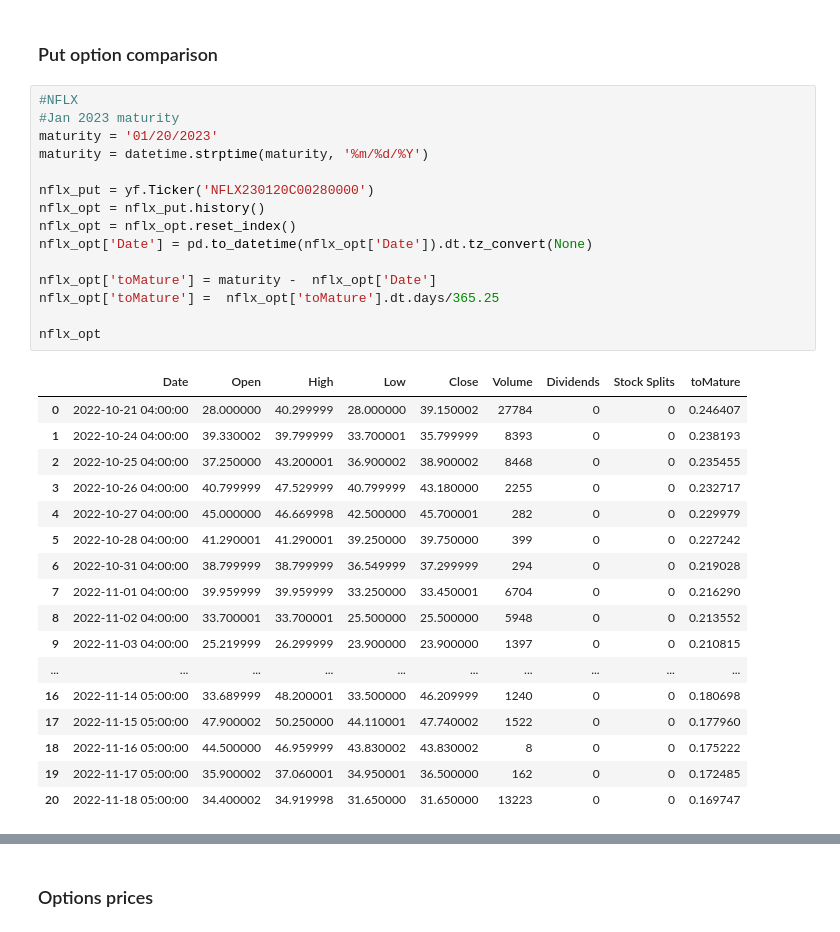
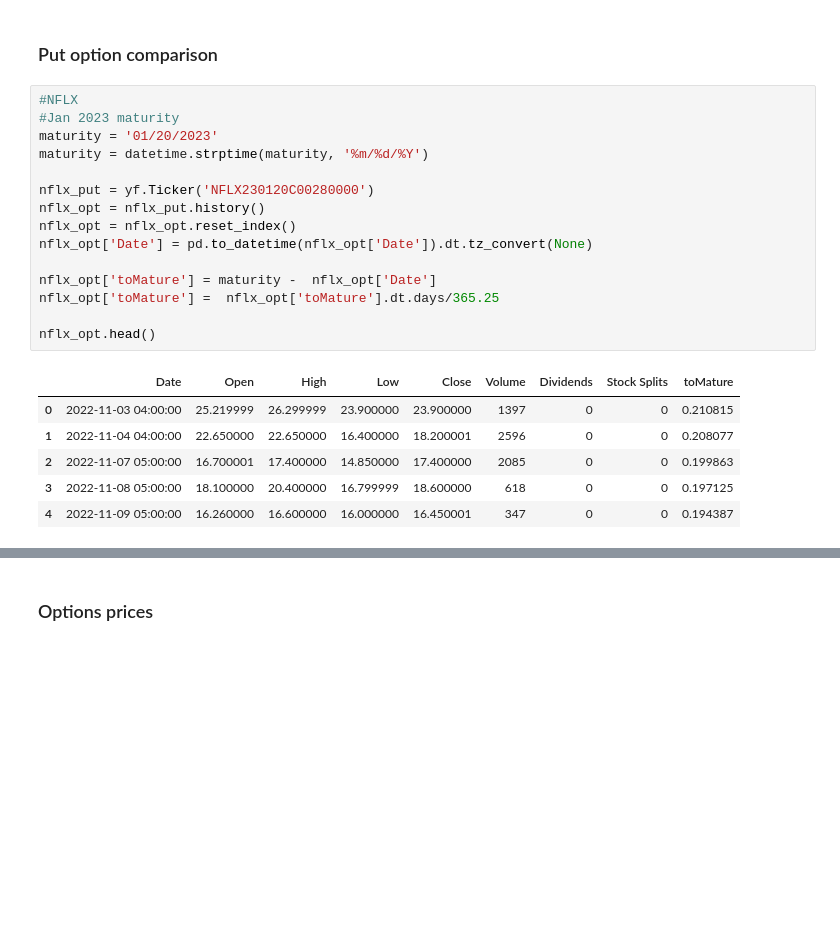
Before and after one commit to AnushaGanapathi/DSSoc, a Jupyter notebook: Options Pricing_NFLX, DIS.ipynb, the cells around one changed output, grey strips where cells are left out. Saved outputs shown, nothing was run; the diff lists cells and outputs as text; blank space fills up the shorter version.

```diff
--- a/Options Pricing_NFLX, DIS.ipynb
+++ b/Options Pricing_NFLX, DIS.ipynb
@@ -92,33 +96,22 @@ plt.show()
 # %%
 #NFLX
 #Jan 2023 maturity
 maturity = '01/20/2023'
 maturity = datetime.strptime(maturity, '%m/%d/%Y')
 
 nflx_put = yf.Ticker('NFLX230120C00280000')
 nflx_opt = nflx_put.history()
 nflx_opt = nflx_opt.reset_index()
 nflx_opt['Date'] = pd.to_datetime(nflx_opt['Date']).dt.tz_convert(None)
 
 nflx_opt['toMature'] = maturity -  nflx_opt['Date']
 nflx_opt['toMature'] =  nflx_opt['toMature'].dt.days/365.25
 
-nflx_opt
+nflx_opt.head()
 # %% [output]
 |  | Date | Open | High | Low | Close | Volume | Dividends | Stock Splits | toMature |
-| 0 | 2022-10-21 04:00:00 | 28.000000 | 40.299999 | 28.000000 | 39.150002 | 27784 | 0 | 0 | 0.246407 |
-| 1 | 2022-10-24 04:00:00 | 39.330002 | 39.799999 | 33.700001 | 35.799999 | 8393 | 0 | 0 | 0.238193 |
-| 2 | 2022-10-25 04:00:00 | 37.250000 | 43.200001 | 36.900002 | 38.900002 | 8468 | 0 | 0 | 0.235455 |
-| 3 | 2022-10-26 04:00:00 | 40.799999 | 47.529999 | 40.799999 | 43.180000 | 2255 | 0 | 0 | 0.232717 |
-| 4 | 2022-10-27 04:00:00 | 45.000000 | 46.669998 | 42.500000 | 45.700001 | 282 | 0 | 0 | 0.229979 |
-| 5 | 2022-10-28 04:00:00 | 41.290001 | 41.290001 | 39.250000 | 39.750000 | 399 | 0 | 0 | 0.227242 |
-| 6 | 2022-10-31 04:00:00 | 38.799999 | 38.799999 | 36.549999 | 37.299999 | 294 | 0 | 0 | 0.219028 |
-| 7 | 2022-11-01 04:00:00 | 39.959999 | 39.959999 | 33.250000 | 33.450001 | 6704 | 0 | 0 | 0.216290 |
-| 8 | 2022-11-02 04:00:00 | 33.700001 | 33.700001 | 25.500000 | 25.500000 | 5948 | 0 | 0 | 0.213552 |
-| 9 | 2022-11-03 04:00:00 | 25.219999 | 26.299999 | 23.900000 | 23.900000 | 1397 | 0 | 0 | 0.210815 |
-| ... | ... | ... | ... | ... | ... | ... | ... | ... | ... |
-| 16 | 2022-11-14 05:00:00 | 33.689999 | 48.200001 | 33.500000 | 46.209999 | 1240 | 0 | 0 | 0.180698 |
-| 17 | 2022-11-15 05:00:00 | 47.900002 | 50.250000 | 44.110001 | 47.740002 | 1522 | 0 | 0 | 0.177960 |
-| 18 | 2022-11-16 05:00:00 | 44.500000 | 46.959999 | 43.830002 | 43.830002 | 8 | 0 | 0 | 0.175222 |
-| 19 | 2022-11-17 05:00:00 | 35.900002 | 37.060001 | 34.950001 | 36.500000 | 162 | 0 | 0 | 0.172485 |
-| 20 | 2022-11-18 05:00:00 | 34.400002 | 34.919998 | 31.650000 | 31.650000 | 13223 | 0 | 0 | 0.169747 |
+| 0 | 2022-11-03 04:00:00 | 25.219999 | 26.299999 | 23.900000 | 23.900000 | 1397 | 0 | 0 | 0.210815 |
+| 1 | 2022-11-04 04:00:00 | 22.650000 | 22.650000 | 16.400000 | 18.200001 | 2596 | 0 | 0 | 0.208077 |
+| 2 | 2022-11-07 05:00:00 | 16.700001 | 17.400000 | 14.850000 | 17.400000 | 2085 | 0 | 0 | 0.199863 |
+| 3 | 2022-11-08 05:00:00 | 18.100000 | 20.400000 | 16.799999 | 18.600000 | 618 | 0 | 0 | 0.197125 |
+| 4 | 2022-11-09 05:00:00 | 16.260000 | 16.600000 | 16.000000 | 16.450001 | 347 | 0 | 0 | 0.194387 |
```
Also changed, not shown: parts of 15 cells of this notebook, 1 other file.
